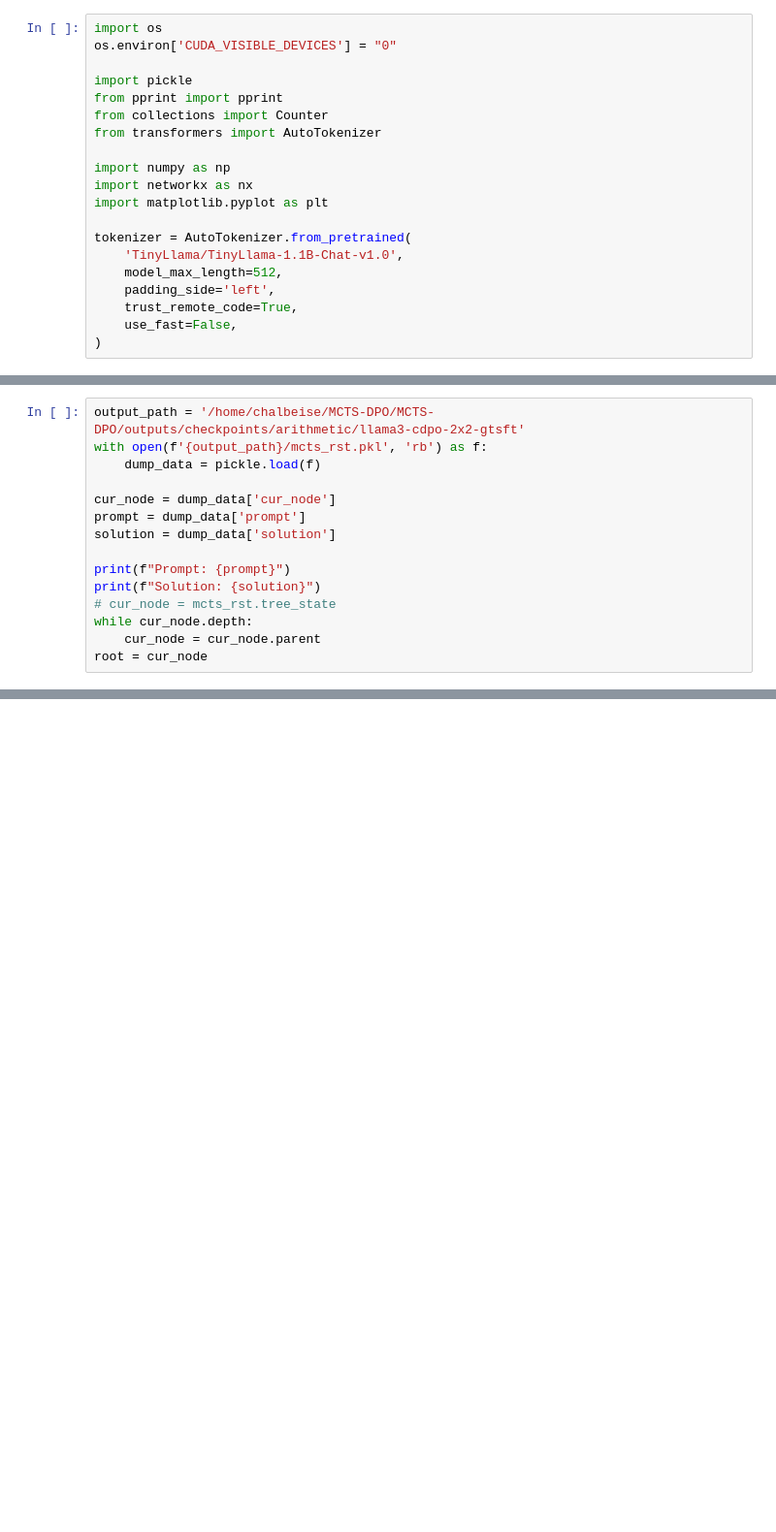
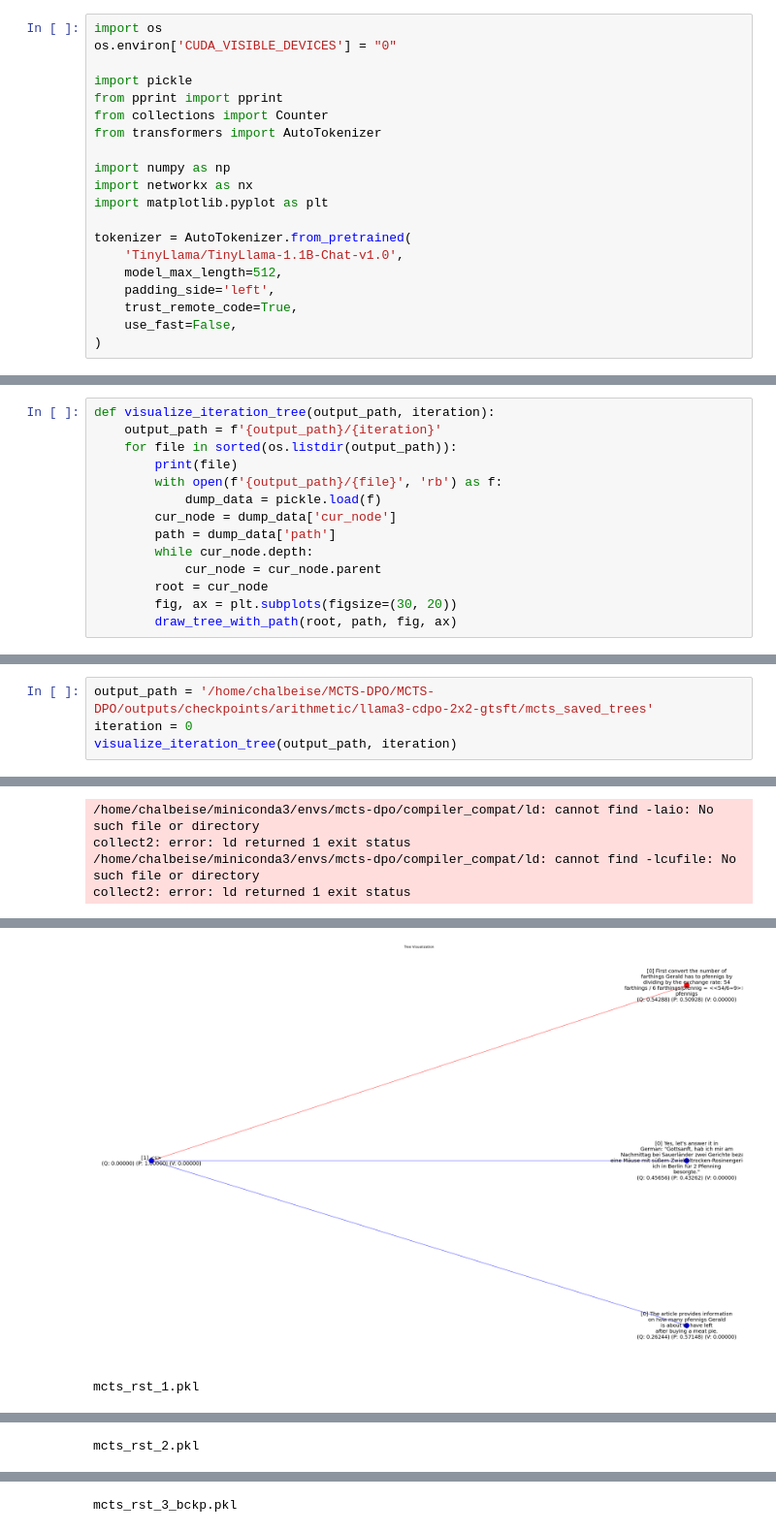
Before and after one commit to chalbeisen/MCTS-DPO, a Jupyter notebook: visualize_mcts.ipynb, the cells around one changed output, grey strips where cells are left out. Shown at 97% size. Cells and saved outputs as stored; diff of their text form; blank space fills up the shorter version.

Commit message:
added iteration tree visualization with color

```diff
--- a/visualize_mcts.ipynb
+++ b/visualize_mcts.ipynb
@@ -62,18 +74,3 @@ def draw_tree(tree, save_pth, fig=None, ax=None):
     fig.subplots_adjust(left=-0.05, right=1.00, top=1.01, bottom=.01)
     # fig.savefig(save_pth, format='pdf')
     plt.show()
-# %%
-output_path = '/home/chalbeise/MCTS-DPO/MCTS-DPO/outputs/checkpoints/arithmetic/llama3-cdpo-2x2-gtsft'
-with open(f'{output_path}/mcts_rst.pkl', 'rb') as f:
-    dump_data = pickle.load(f)
-
-cur_node = dump_data['cur_node']
-prompt = dump_data['prompt']
-solution = dump_data['solution']
-
-print(f"Prompt: {prompt}")
-print(f"Solution: {solution}")
-# cur_node = mcts_rst.tree_state
-while cur_node.depth:
-    cur_node = cur_node.parent
-root = cur_node
@@ -86,0 +77,14 @@ draw_tree(root, 'tmp.pdf', fig, ax)
+# %%
+def visualize_iteration_tree(output_path, iteration):
+    output_path = f'{output_path}/{iteration}'
+    for file in sorted(os.listdir(output_path)):
+        print(file)
+        with open(f'{output_path}/{file}', 'rb') as f:
+            dump_data = pickle.load(f)
+        cur_node = dump_data['cur_node']
+        path = dump_data['path']
+        while cur_node.depth:
+            cur_node = cur_node.parent
+        root = cur_node
+        fig, ax = plt.subplots(figsize=(30, 20))
+        draw_tree_with_path(root, path, fig, ax)
@@ -86,0 +93,5 @@ draw_tree(root, 'tmp.pdf', fig, ax)
+# %%
+output_path = '/home/chalbeise/MCTS-DPO/MCTS-DPO/outputs/checkpoints/arithmetic/llama3-cdpo-2x2-gtsft/mcts_saved_trees'
+iteration = 0
+visualize_iteration_tree(output_path, iteration)
+# %% [output]
@@ -86,0 +100,4 @@ draw_tree(root, 'tmp.pdf', fig, ax)
+/home/chalbeise/miniconda3/envs/mcts-dpo/compiler_compat/ld: cannot find -laio: No such file or directory
+collect2: error: ld returned 1 exit status
+/home/chalbeise/miniconda3/envs/mcts-dpo/compiler_compat/ld: cannot find -lcufile: No such file or directory
+collect2: error: ld returned 1 exit status
@@ -86,0 +105,2 @@ draw_tree(root, 'tmp.pdf', fig, ax)
+[figure, added]
+mcts_rst_1.pkl
@@ -86,0 +108 @@ draw_tree(root, 'tmp.pdf', fig, ax)
+mcts_rst_2.pkl
@@ -86,0 +110 @@ draw_tree(root, 'tmp.pdf', fig, ax)
+mcts_rst_3_bckp.pkl
```
Also changed, not shown: parts of 6 cells of this notebook, 2 other files.
